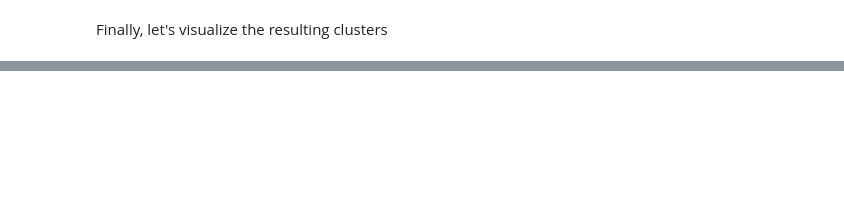
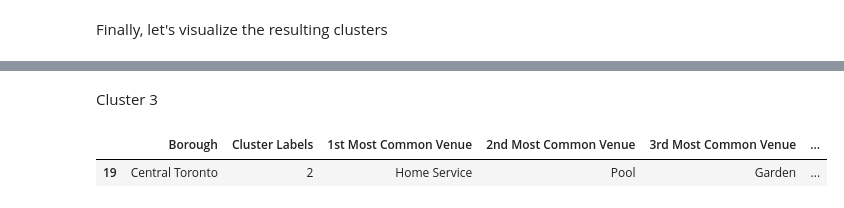
Before and after one commit to chinhGameDev/Coursera_Capstone, a Jupyter notebook: week3_toronto_data_assignment.ipynb, the cells around one changed output, grey strips where cells are left out. Saved outputs shown, nothing was run; the diff lists cells and outputs as text; code cells hidden in the pictures; blank space fills up the shorter version.

```diff
--- a/week3_toronto_data_assignment.ipynb
+++ b/week3_toronto_data_assignment.ipynb
@@ -606,0 +642,7 @@ map_clusters
+# %% [markdown]
+Cluster 3
+# %%
+toronto_merged.loc[toronto_merged['Cluster Labels'] == 2, toronto_merged.columns[[1] + list(range(5, toronto_merged.shape[1]))]]
+# %% [output]
+|  | Borough | Cluster Labels | 1st Most Common Venue | 2nd Most Common Venue | 3rd Most Common Venue | ... |
+| 19 | Central Toronto | 2 | Home Service | Pool | Garden | ... |
```
Also changed, not shown: parts of 22 cells of this notebook.
